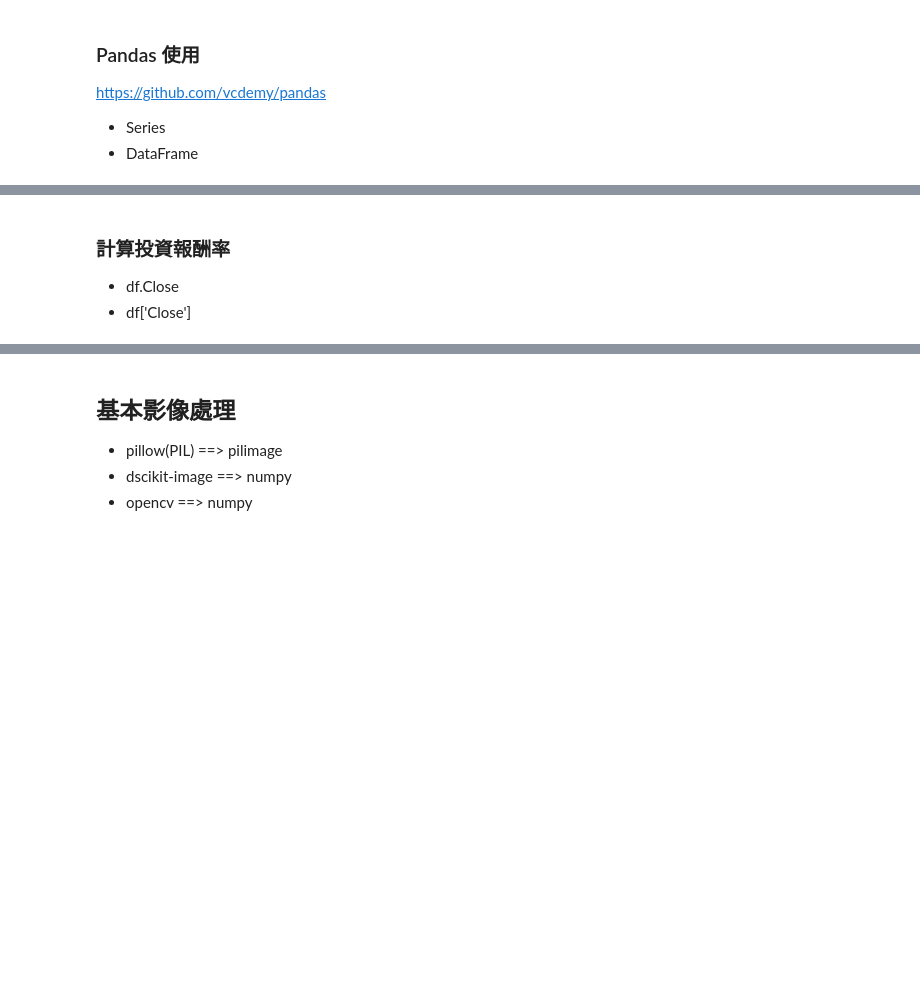
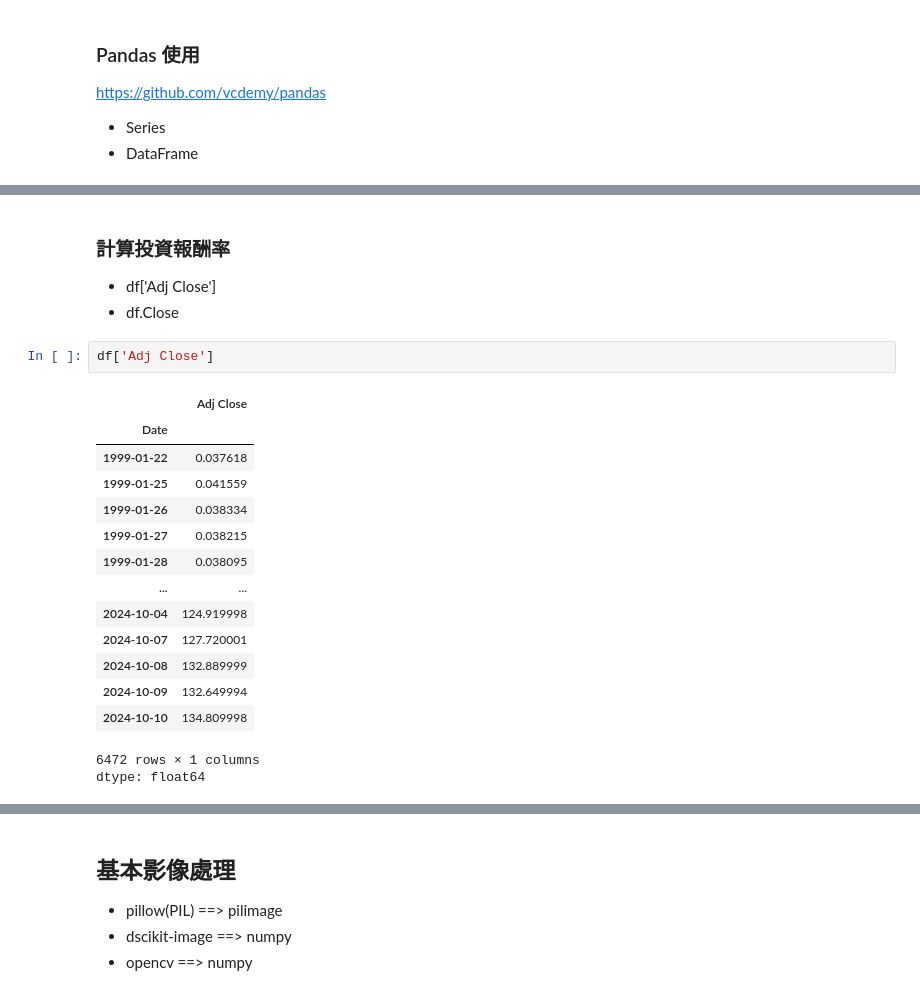
Before and after one commit to andy952359/20240829-python-note, a Jupyter notebook: 20240830.ipynb, the cells around one changed output, grey strips where cells are left out. Saved outputs shown, nothing was run; the diff lists cells and outputs as text; blank space fills up the shorter version.

```diff
--- a/20240830.ipynb
+++ b/20240830.ipynb
@@ -595,8 +600,26 @@ memory usage: 352.4 KB
 # %% [markdown]
 ### 計算投資報酬率
 
+* df['Adj Close']
 * df.Close
-* df['Close']
+# %%
+df['Adj Close']
+# %% [output]
+|  | Adj Close |
+| Date |  |
+| 1999-01-22 | 0.037618 |
+| 1999-01-25 | 0.041559 |
+| 1999-01-26 | 0.038334 |
+| 1999-01-27 | 0.038215 |
+| 1999-01-28 | 0.038095 |
+| ... | ... |
+| 2024-10-04 | 124.919998 |
+| 2024-10-07 | 127.720001 |
+| 2024-10-08 | 132.889999 |
+| 2024-10-09 | 132.649994 |
+| 2024-10-10 | 134.809998 |
+6472 rows × 1 columns
+dtype: float64
 # %%
 df.Close
 # %% [output]
```
Also changed, not shown: parts of 16 cells of this notebook.
